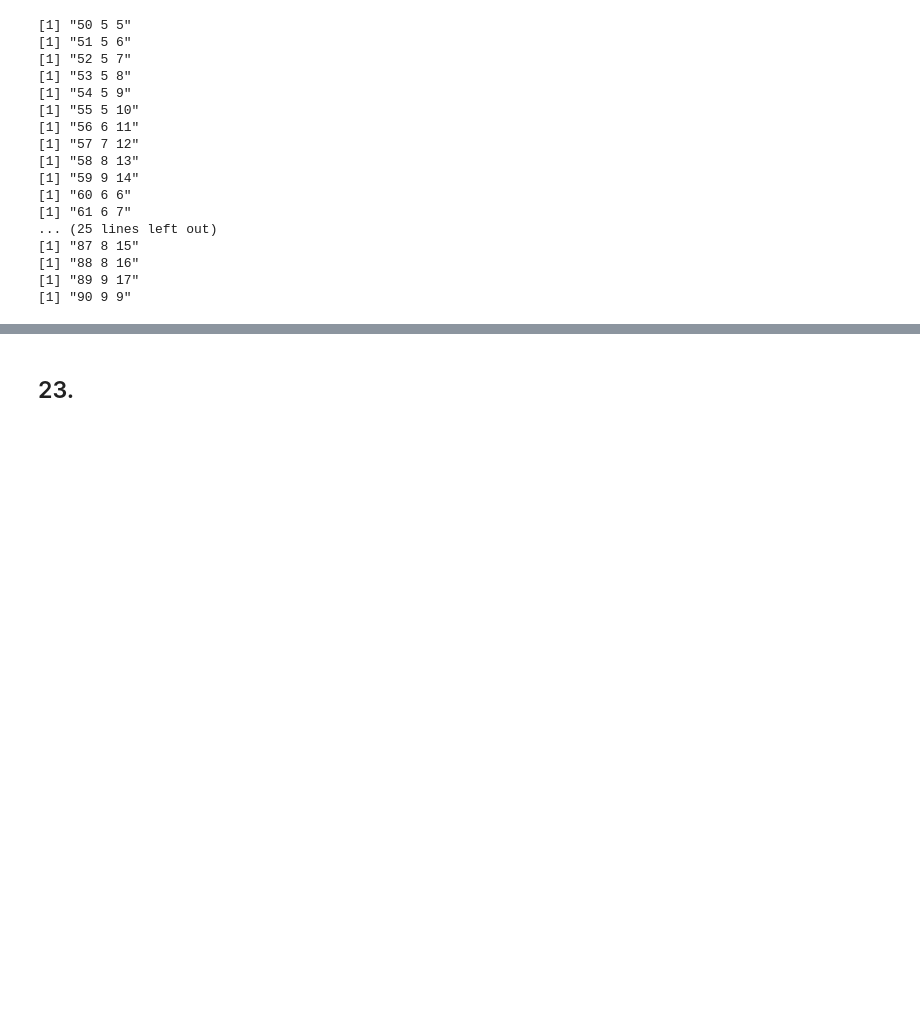
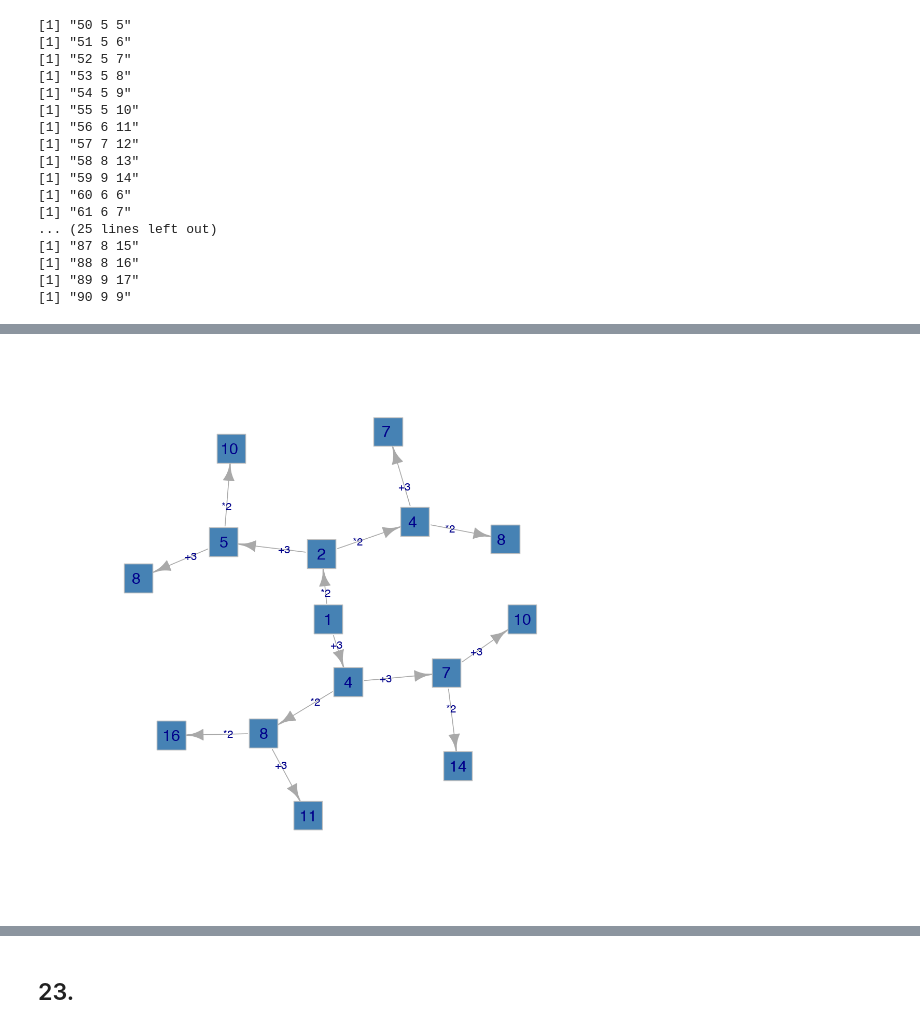
Before and after one commit to OlgaBelitskaya/it_20172018, a Jupyter notebook: 2017_Variant3_R.ipynb, the cells around one changed output, grey strips where cells are left out. Cells and saved outputs as stored; diff of their text form; code cells hidden in the pictures; blank space fills up the shorter version.

```diff
--- a/2017_Variant3_R.ipynb
+++ b/2017_Variant3_R.ipynb
@@ -1358,0 +1526,17 @@ answer_dictionary[20] <- toString(MIN)
+# %%
+options(repr.plot.width=9,repr.plot.height=9)
+edges1 <- c('1','4', '1','2', '4','7', '4','8', '2','5', '2','4 ',
+            '7','10', '7','14', '8','11', '8','16',
+            '5','8 ', '5','10 ', '4 ','7 ', '4 ','8  ')
+
+elabels <- c('+3','*2', '+3','*2', '+3','*2', '+3','*2',
+             '+3','*2', '+3','*2', '+3','*2', '+3','*2')
+
+g1 <- graph(edges1)
+
+plot(g1,layout=layout_as_tree(g1,circular=TRUE),
+     edge.label=elabels,vertex.color="steelblue",
+     vertex.size=15,vertex.label.cex=1.5,
+     vertex.frame.color="gray",vertex.shape='square')
+# %% [output]
+[figure, added]
```
Also changed, not shown: parts of 14 cells of this notebook, 1 other file.
